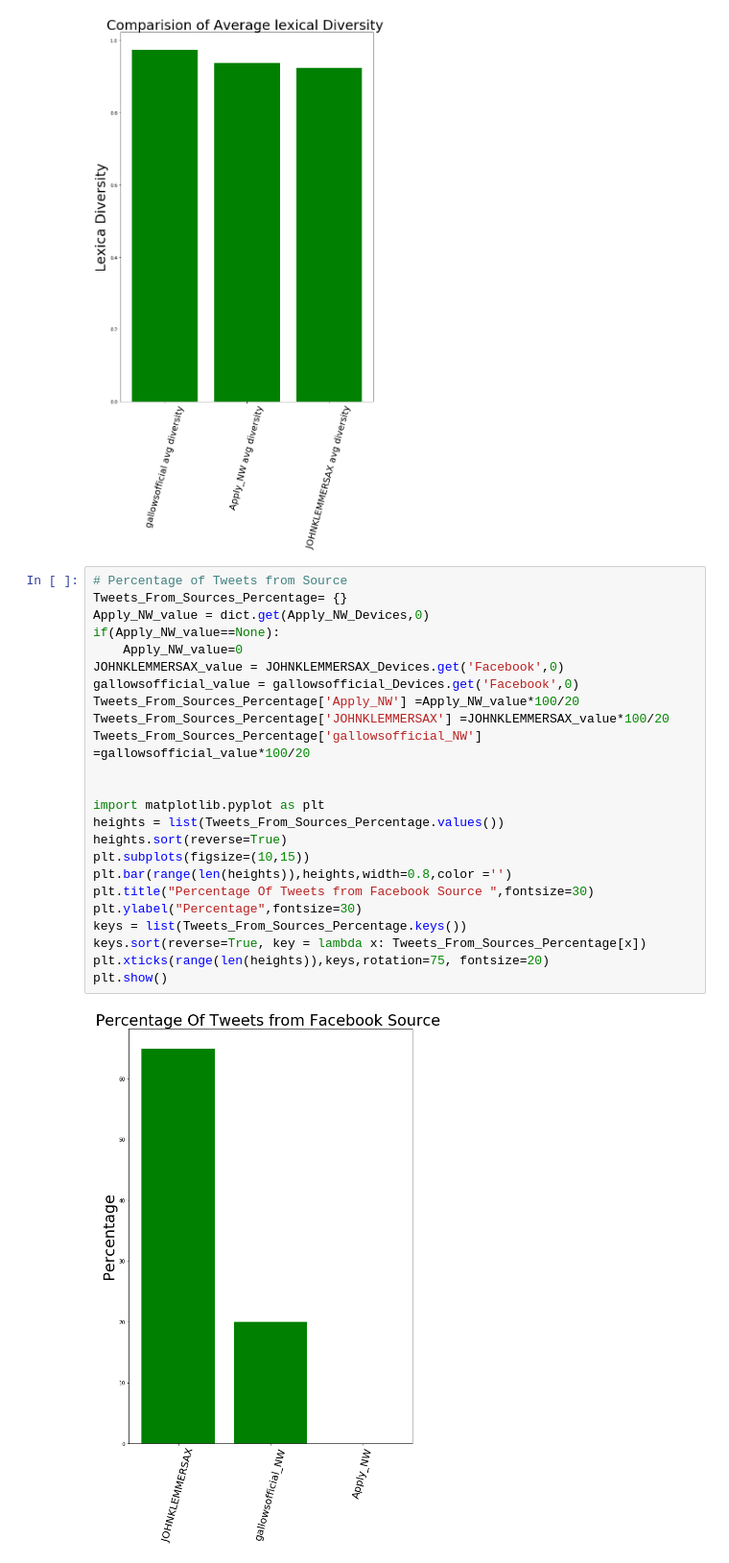
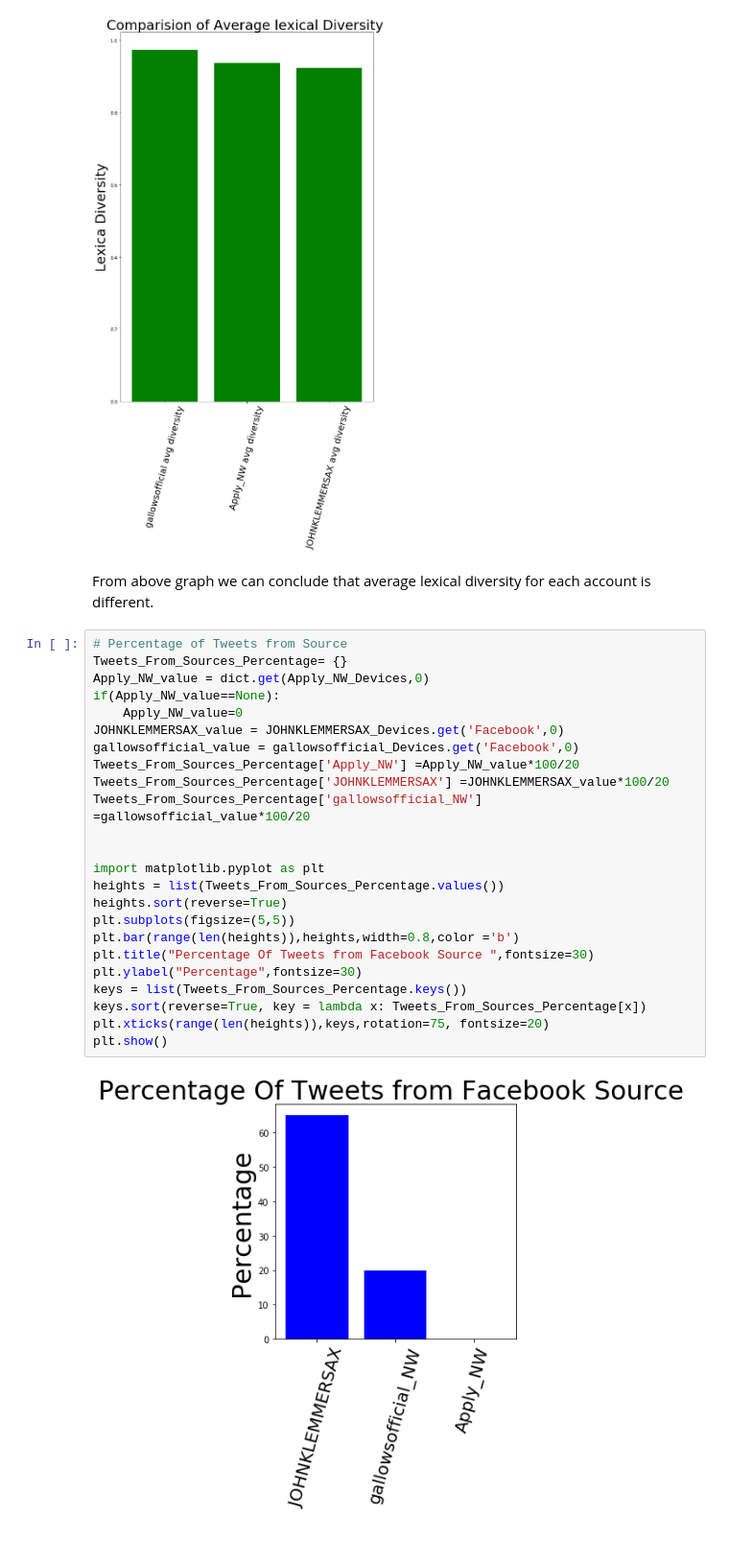
Before and after one commit to 44520-s19/wm-project-twitter-Rohith-saidugari, a Jupyter notebook: Twitter Comparison.ipynb, the cells around one changed output. Shown: that part at 96% size. Saved outputs shown, nothing was run; the diff lists cells and outputs as text.

```diff
--- a/Twitter Comparison.ipynb
+++ b/Twitter Comparison.ipynb
@@ -85,29 +85,31 @@ plt.xticks(range(len(heights)),keys,rotation=75, fontsize=20)
 plt.show()
 # %% [output]
 [figure]
+# %% [markdown]
+From above graph we can conclude that average lexical diversity for each account is different.
 # %%
 # Percentage of Tweets from Source
 Tweets_From_Sources_Percentage= {}
 Apply_NW_value = dict.get(Apply_NW_Devices,0)
 if(Apply_NW_value==None):
     Apply_NW_value=0
 JOHNKLEMMERSAX_value = JOHNKLEMMERSAX_Devices.get('Facebook',0)
 gallowsofficial_value = gallowsofficial_Devices.get('Facebook',0)
 Tweets_From_Sources_Percentage['Apply_NW'] =Apply_NW_value*100/20
 Tweets_From_Sources_Percentage['JOHNKLEMMERSAX'] =JOHNKLEMMERSAX_value*100/20
 Tweets_From_Sources_Percentage['gallowsofficial_NW'] =gallowsofficial_value*100/20
 
 
 import matplotlib.pyplot as plt
 heights = list(Tweets_From_Sources_Percentage.values())
 heights.sort(reverse=True)
-plt.subplots(figsize=(10,15))
-plt.bar(range(len(heights)),heights,width=0.8,color ='')
+plt.subplots(figsize=(5,5))
+plt.bar(range(len(heights)),heights,width=0.8,color ='b')
 plt.title("Percentage Of Tweets from Facebook Source ",fontsize=30)
 plt.ylabel("Percentage",fontsize=30)
 keys = list(Tweets_From_Sources_Percentage.keys())
 keys.sort(reverse=True, key = lambda x: Tweets_From_Sources_Percentage[x])
 plt.xticks(range(len(heights)),keys,rotation=75, fontsize=20)
 plt.show()
 # %% [output]
-[figure, old version]
+[figure, new version]
```
Also changed, not shown: parts of 2 cells of this notebook.
